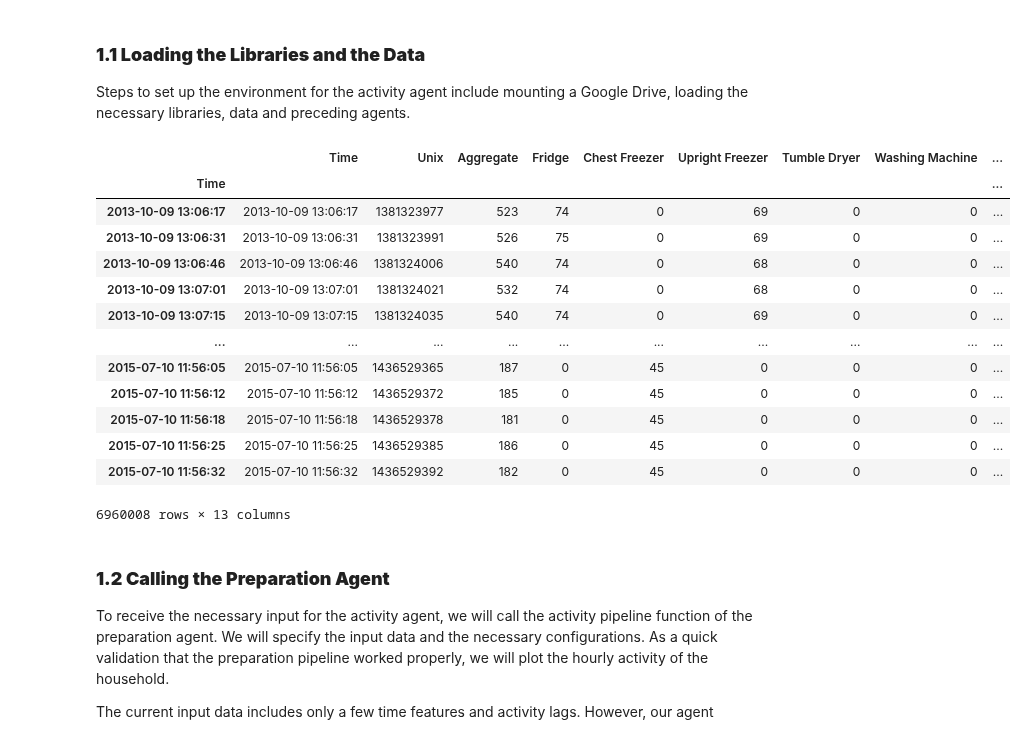
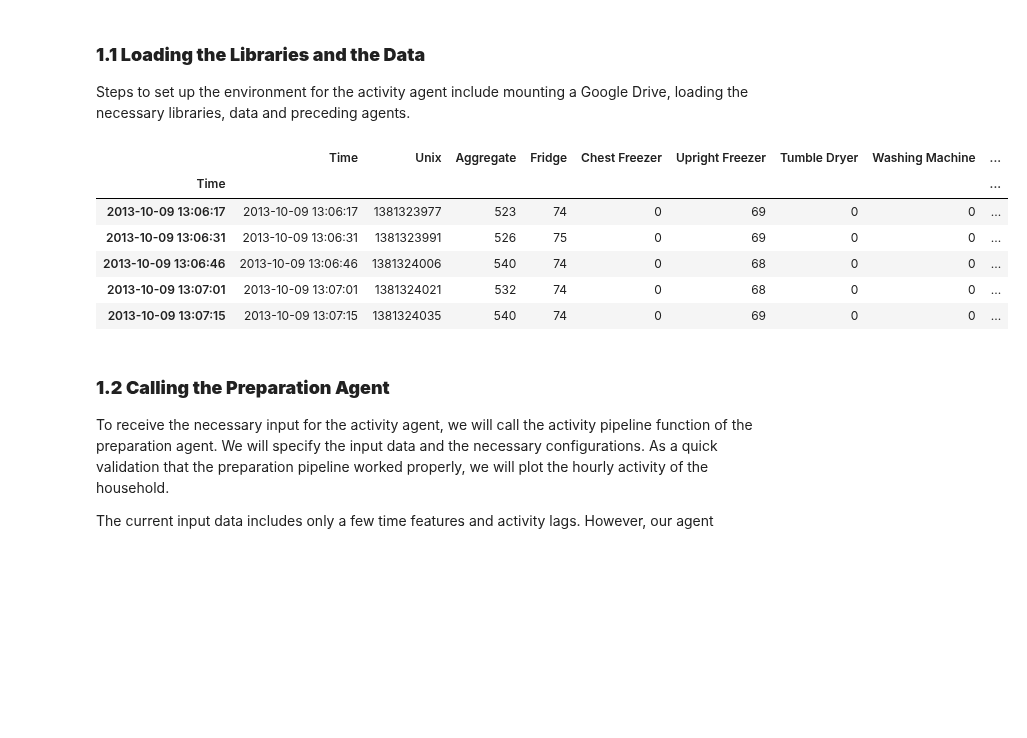
Before and after one commit to Janalytics94/xai_energy_efficient_smart_home, a Jupyter notebook: 01_notebooks/03a_Activity-Agent.ipynb, the cells around one changed output. Drawn from its saved outputs; the diff is of its cells as text; code cells hidden in the pictures; blank space fills up the shorter version.

```diff
--- a/01_notebooks/03a_Activity-Agent.ipynb
+++ b/01_notebooks/03a_Activity-Agent.ipynb
@@ -38,22 +38,15 @@ DATA_PATH = '../02_data/'
 # load household data
 household = helper.load_household(DATA_PATH, 1)
 # %%
-household
+household.head()
 # %% [output]
 |  | Time | Unix | Aggregate | Fridge | Chest Freezer | Upright Freezer | Tumble Dryer | Washing Machine | ... |
 | Time |  |  |  |  |  |  |  |  | ... |
 | 2013-10-09 13:06:17 | 2013-10-09 13:06:17 | 1381323977 | 523 | 74 | 0 | 69 | 0 | 0 | ... |
 | 2013-10-09 13:06:31 | 2013-10-09 13:06:31 | 1381323991 | 526 | 75 | 0 | 69 | 0 | 0 | ... |
 | 2013-10-09 13:06:46 | 2013-10-09 13:06:46 | 1381324006 | 540 | 74 | 0 | 68 | 0 | 0 | ... |
 | 2013-10-09 13:07:01 | 2013-10-09 13:07:01 | 1381324021 | 532 | 74 | 0 | 68 | 0 | 0 | ... |
 | 2013-10-09 13:07:15 | 2013-10-09 13:07:15 | 1381324035 | 540 | 74 | 0 | 69 | 0 | 0 | ... |
-| ... | ... | ... | ... | ... | ... | ... | ... | ... | ... |
-| 2015-07-10 11:56:05 | 2015-07-10 11:56:05 | 1436529365 | 187 | 0 | 45 | 0 | 0 | 0 | ... |
-| 2015-07-10 11:56:12 | 2015-07-10 11:56:12 | 1436529372 | 185 | 0 | 45 | 0 | 0 | 0 | ... |
-| 2015-07-10 11:56:18 | 2015-07-10 11:56:18 | 1436529378 | 181 | 0 | 45 | 0 | 0 | 0 | ... |
-| 2015-07-10 11:56:25 | 2015-07-10 11:56:25 | 1436529385 | 186 | 0 | 45 | 0 | 0 | 0 | ... |
-| 2015-07-10 11:56:32 | 2015-07-10 11:56:32 | 1436529392 | 182 | 0 | 45 | 0 | 0 | 0 | ... |
-6960008 rows × 13 columns
 # %% [markdown]
 ### **1.2 Calling the Preparation Agent**
 
```
Also changed, not shown: parts of 1 cell of this notebook.
